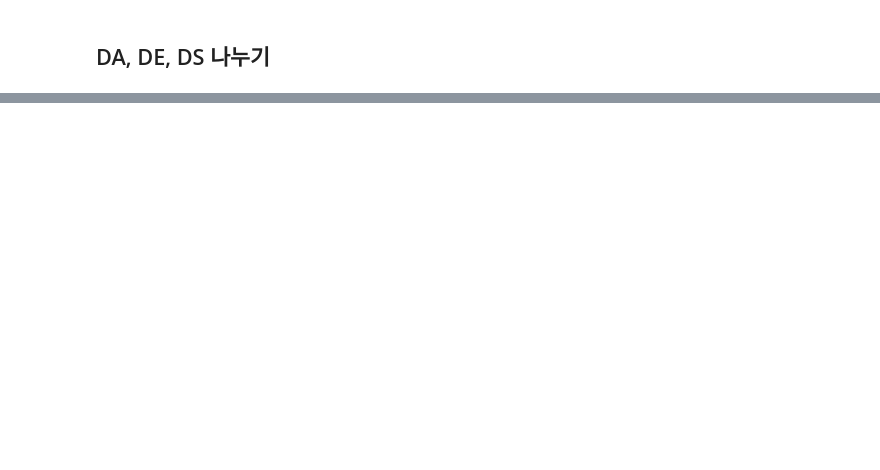
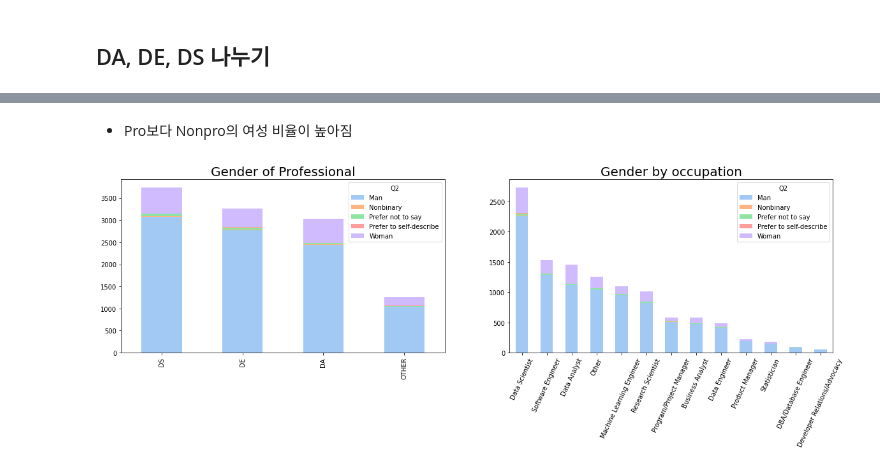
Before and after one commit to eeuunnjjiii/kaggle_survey2021, a Jupyter notebook: kaggle_survey_2021_EJJ.ipynb, the cells around one changed output, grey strips where cells are left out. Cells and saved outputs as stored; diff of their text form; code cells hidden in the pictures; blank space fills up the shorter version.

```diff
--- a/kaggle_survey_2021_EJJ.ipynb
+++ b/kaggle_survey_2021_EJJ.ipynb
@@ -101,0 +108,5 @@ res.head()
+# %%
+# Student, not employed, never spent money in the cloud : nonpro
+nonpro = res[(res.Q5 == 'Student') | (res.Q5 == 'Currently not employed')|(res.Q26 == '$0 ($USD)')]
+pro = res.drop(nonpro.index)
+print(nonpro.shape, pro.shape)
@@ -381,0 +407,22 @@ for i in df.columns:
+# %% [markdown]
+- Pro보다 Nonpro의 여성 비율이 높아짐
+# %%
+# barplot
+fig, ax = plt.subplots(ncols=2, figsize=(20, 5))
+gender = pd.crosstab(pro['Q2'], pro['label']).T.sort_values(by='Man', ascending=False)
+gender.plot.bar(stacked=True, color=sns.color_palette('pastel'), ax=ax[0])
+
+gender_spe = pd.crosstab(pro['Q2'], pro['Q5']).T.sort_values(by='Man', ascending=False)
+gender_spe.plot.bar(stacked=True, color=sns.color_palette('pastel'), ax=ax[1])
+
+ax[0].set_title('Gender of Professional', size=20)
+ax[1].set_title('Gender by occupation', size=20)
+
+ax[0].set_xlabel('')
+ax[1].set_xlabel('')
+
+plt.xticks(rotation=65)
+
+plt.show()
+# %% [output]
+[figure, added]
```
Also changed, not shown: parts of 68 cells of this notebook.
